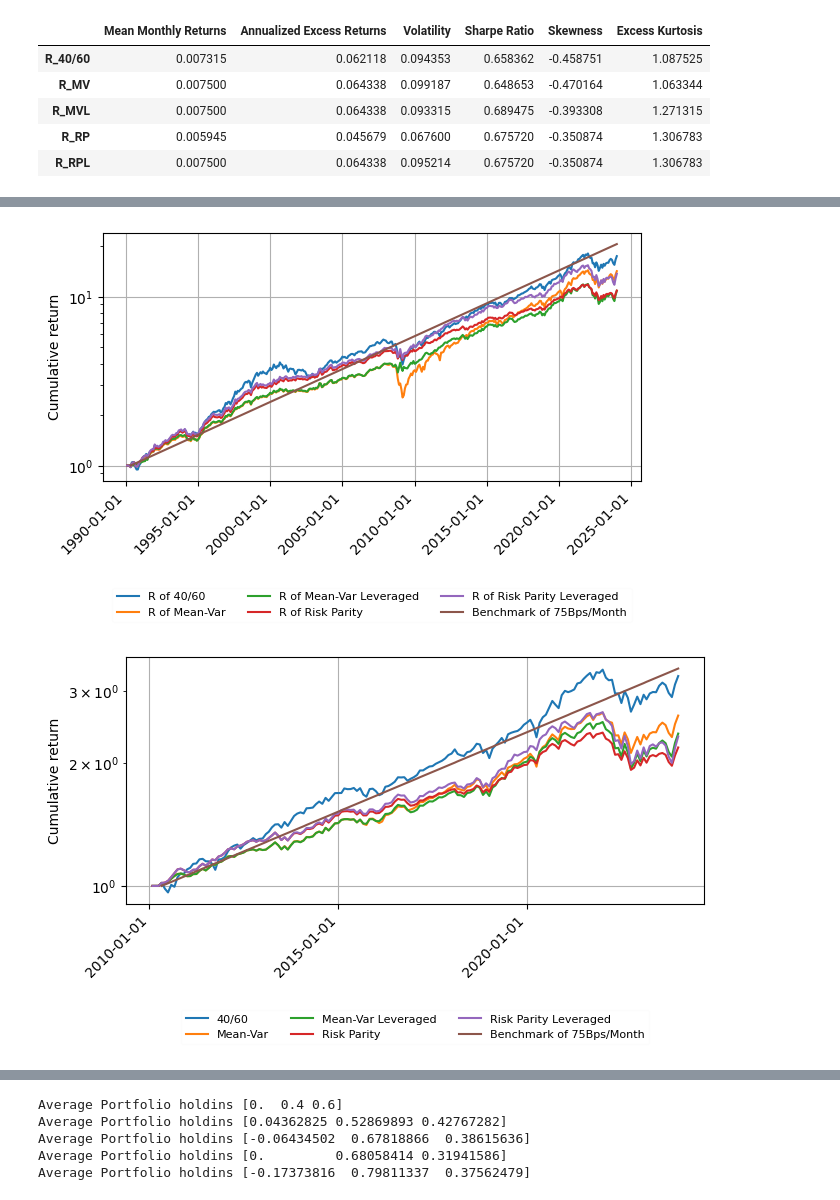
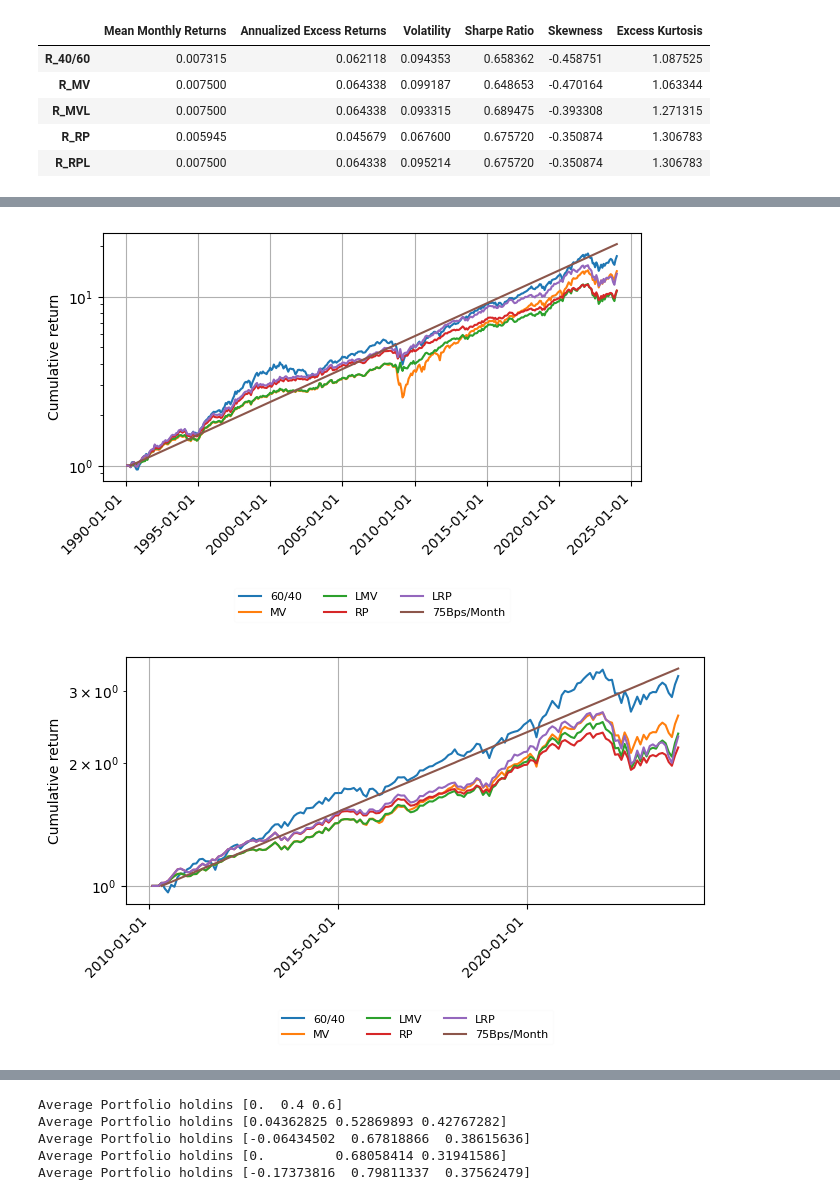
Before and after one commit to andreas-eklundh/Asset_allocation, a Jupyter notebook: Task_1.ipynb, the cells around one changed output, grey strips where cells are left out. Saved outputs shown, nothing was run; the diff lists cells and outputs as text; code cells hidden in the pictures.

```diff
--- a/Task_1.ipynb
+++ b/Task_1.ipynb
@@ -369,30 +393,30 @@ metrics_naive
 # %%
 time = pd.date_range(test1["Date"][0],test1["Date"][len(test1["Date"]) -1 ], freq = 'ME')
 fig, ax = plt.subplots(layout='constrained')
-ax.plot(time,test1["R_40/60"], label="R of 40/60")
-ax.plot(time,test1["R_MV"], label="R of Mean-Var")
-ax.plot(time,test1["R_MVL"], label="R of Mean-Var Leveraged")
-ax.plot(time,test1["R_RP"], label="R of Risk Parity")
-ax.plot(time,test1["R_RPL"], label="R of Risk Parity Leveraged")
+ax.plot(time,test1["R_40/60"], label="60/40")
+ax.plot(time,test1["R_MV"], label="MV")
+ax.plot(time,test1["R_MVL"], label="LMV")
+ax.plot(time,test1["R_RP"], label="RP")
+ax.plot(time,test1["R_RPL"], label="LRP")
 ax.plot(time[initial_fits:], [(mu_target+1)**(t) for t in range(0,len(time)-initial_fits)],
-         label = "Benchmark of 75Bps/Month")
+         label = "75Bps/Month")
 
 ax.xaxis.set_major_locator(mdates.YearLocator(5))  # Set a tick at the start of every year
 ax.xaxis.set_major_formatter(mdates.DateFormatter('%Y-%m-%d'))
 
 plt.legend(framealpha=0.05,loc='center', bbox_to_anchor=(0.5, -0.5), ncol=3,prop={'size': 8})
 plt.tight_layout()
 
 plt.grid()
 plt.xticks(rotation=45, ha='right')
 plt.yscale('log')
 plt.ylabel("Cumulative return")
 #plt.title("Entire Period: 1990-2023")
 plt.savefig("Figures/BT_actual_full",bbox_inches='tight')
 
 plt.show()
 # %% [output]
-[figure, old version]
+[figure, new version]
 # %%
 data1 = data.copy()
 # Now perform the comparison
@@ -403,13 +427,13 @@ test2, weights2, empt1, empt2 = bt.backtest_k(ind=data1, mu_target=mu_target,m=i
 time = pd.date_range(test2["Date"][0],test2["Date"][len(test2["Date"]) -1 ], freq = 'ME')
 
 firg, ax = plt.subplots(layout='constrained')
-ax.plot(time,test2["R_40/60"], label="40/60")
-ax.plot(time,test2["R_MV"], label="Mean-Var")
-ax.plot(time,test2["R_MVL"], label="Mean-Var Leveraged")
-ax.plot(time,test2["R_RP"], label="Risk Parity")
-ax.plot(time,test2["R_RPL"], label="Risk Parity Leveraged")
+ax.plot(time,test2["R_40/60"], label="60/40")
+ax.plot(time,test2["R_MV"], label="MV")
+ax.plot(time,test2["R_MVL"], label="LMV")
+ax.plot(time,test2["R_RP"], label="RP")
+ax.plot(time,test2["R_RPL"], label="LRP")
 ax.plot(time[initial_fits:], [(mu_target+1)**t for t in range(0,len(time)-initial_fits)],
-         label = "Benchmark of 75Bps/Month")
+         label = "75Bps/Month")
 
 ax.xaxis.set_major_locator(mdates.YearLocator(5))  # Set a tick at the start of every year
 ax.xaxis.set_major_formatter(mdates.DateFormatter('%Y-%m-%d'))
@@ -426,7 +450,7 @@ plt.savefig("Figures/BT_actual_2010_2023",bbox_inches='tight')
 
 plt.show()
 # %% [output]
-[figure, old version]
+[figure, new version]
 # %%
 data1 = data.copy()
 # Now perform the comparison
```
Also changed, not shown: parts of 12 cells of this notebook, 6 other files.
